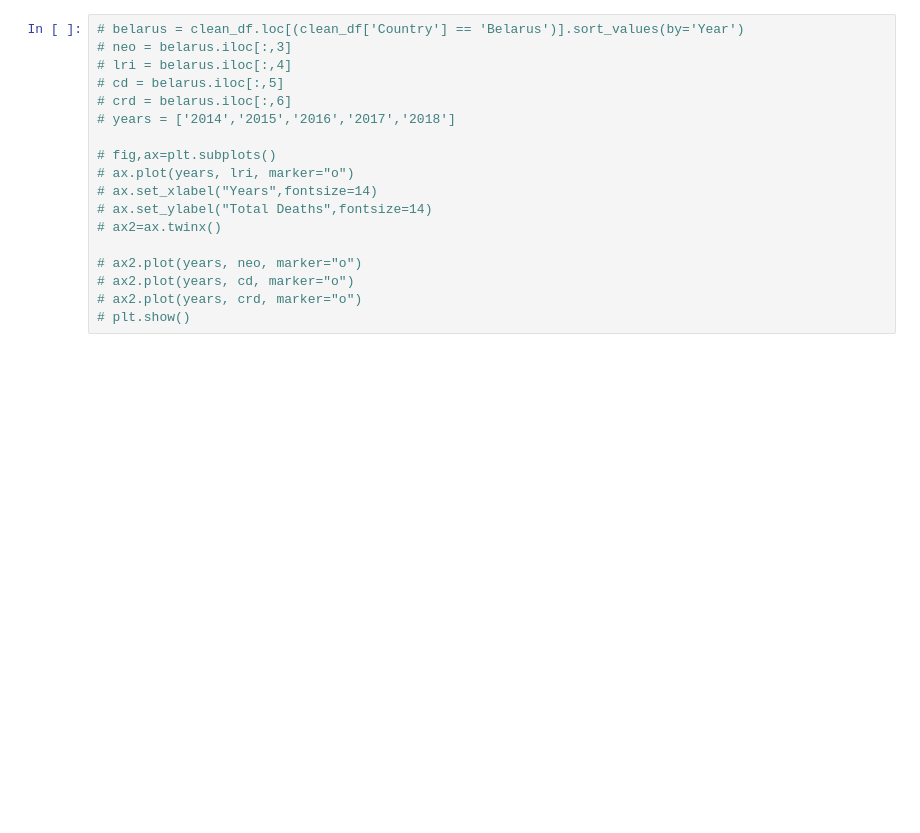
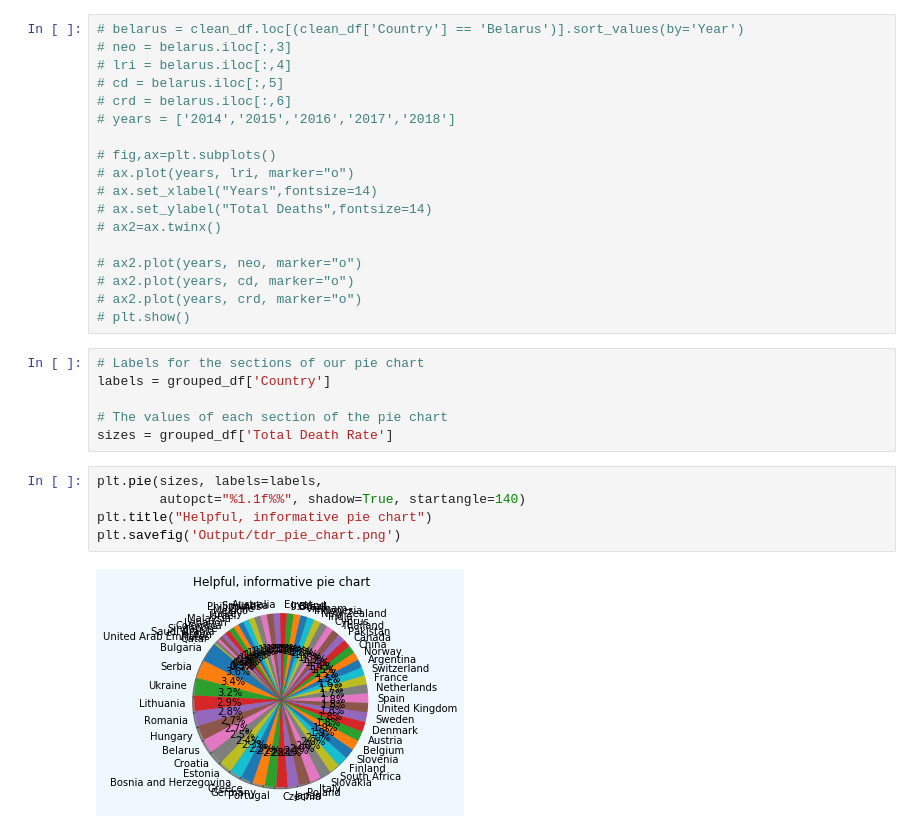
Before and after one commit to annapettigrew/healthcare-data, a Jupyter notebook: HealthcarePy/test.ipynb, the cells around one changed output. Cells and saved outputs as stored; diff of their text form; blank space fills up the shorter version.

```diff
--- a/HealthcarePy/test.ipynb
+++ b/HealthcarePy/test.ipynb
@@ -405,3 +444,16 @@ Figure(layout=FigureLayout(border='1px solid black', height='500px', margin='0 a
 # ax2.plot(years, cd, marker="o")
 # ax2.plot(years, crd, marker="o")
 # plt.show()
+# %%
+# Labels for the sections of our pie chart
+labels = grouped_df['Country']
+
+# The values of each section of the pie chart
+sizes = grouped_df['Total Death Rate']
+# %%
+plt.pie(sizes, labels=labels,
+        autopct="%1.1f%%", shadow=True, startangle=140)
+plt.title("Helpful, informative pie chart")
+plt.savefig('Output/tdr_pie_chart.png')
+# %% [output]
+[figure, added]
```
Also changed, not shown: parts of 8 cells of this notebook, 4 other files.
